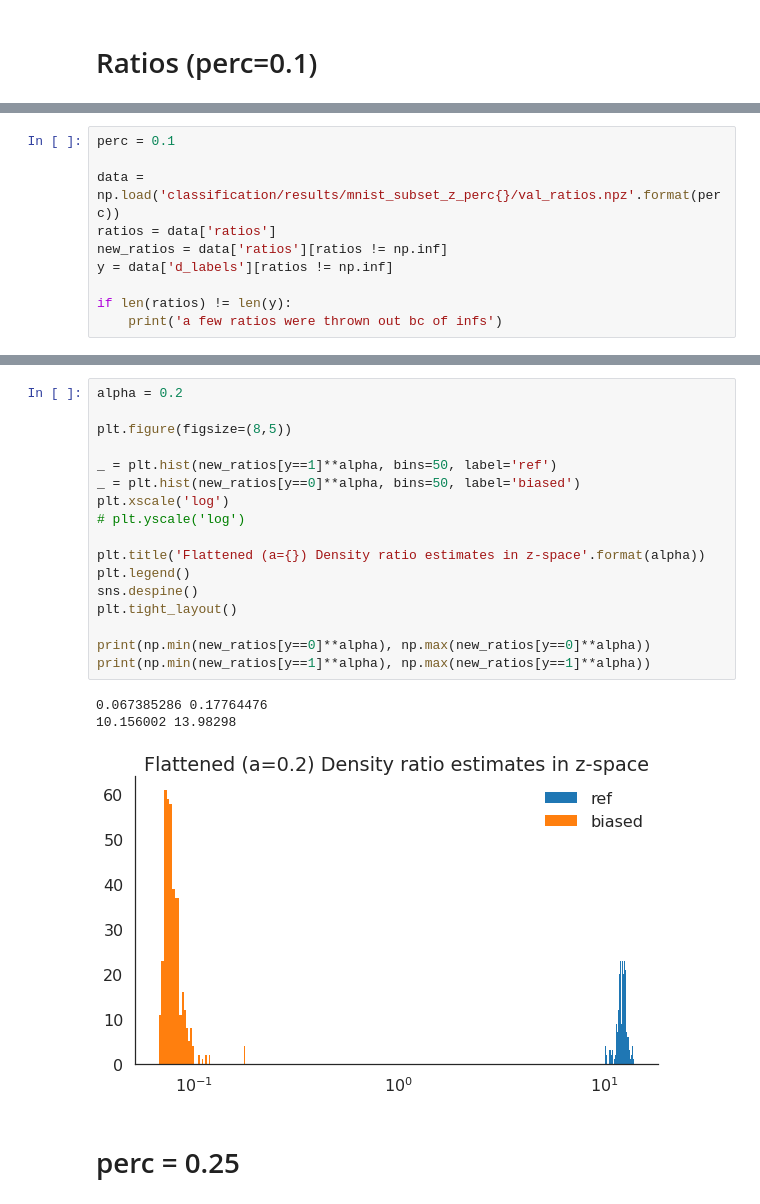
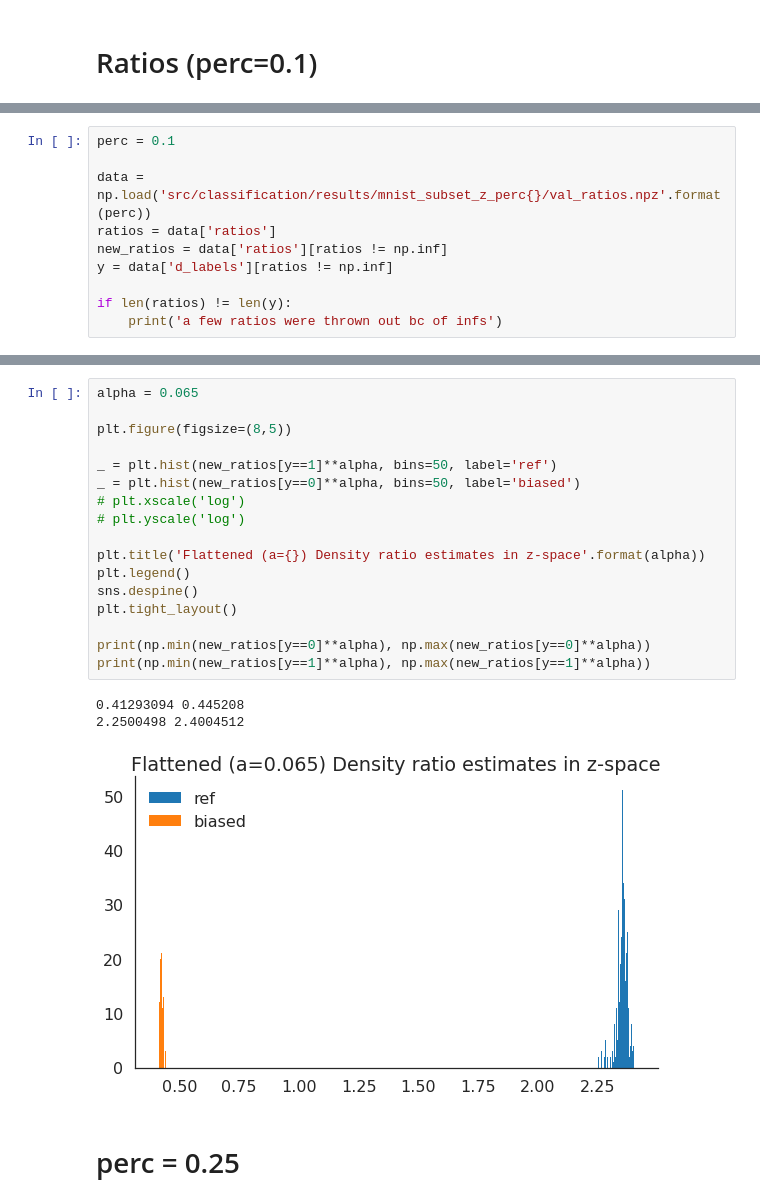
Before and after one commit to ermongroup/f-dre, a Jupyter notebook: notebooks/subset-density-ratios.ipynb, the cells around one changed output, grey strips where cells are left out. Cells and saved outputs as stored; diff of their text form.

```diff
--- a/notebooks/subset-density-ratios.ipynb
+++ b/notebooks/subset-density-ratios.ipynb
@@ -116,7 +123,7 @@ print(np.min(new_ratios[y==1]**alpha), np.max(new_ratios[y==1]**alpha))
 # %%
 perc = 0.1
 
-data = np.load('classification/results/mnist_subset_z_perc{}/val_ratios.npz'.format(perc))
+data = np.load('src/classification/results/mnist_subset_z_perc{}/val_ratios.npz'.format(perc))
 ratios = data['ratios']
 new_ratios = data['ratios'][ratios != np.inf]
 y = data['d_labels'][ratios != np.inf]
@@ -140,24 +147,24 @@ plt.tight_layout()
 # %%
-alpha = 0.2
+alpha = 0.065
 
 plt.figure(figsize=(8,5))
 
 _ = plt.hist(new_ratios[y==1]**alpha, bins=50, label='ref')
 _ = plt.hist(new_ratios[y==0]**alpha, bins=50, label='biased')
-plt.xscale('log')
+# plt.xscale('log')
 # plt.yscale('log')
 
 plt.title('Flattened (a={}) Density ratio estimates in z-space'.format(alpha))
 plt.legend()
 sns.despine()
 plt.tight_layout()
 
 print(np.min(new_ratios[y==0]**alpha), np.max(new_ratios[y==0]**alpha))
 print(np.min(new_ratios[y==1]**alpha), np.max(new_ratios[y==1]**alpha))
 # %% [output]
-0.067385286 0.17764476
-10.156002 13.98298
+0.41293094 0.445208
+2.2500498 2.4004512
-[figure, old version]
+[figure, new version]
 # %% [markdown]
 # perc = 0.25
 # %%
```
Also changed, not shown: parts of 11 cells of this notebook, 3 other files.
